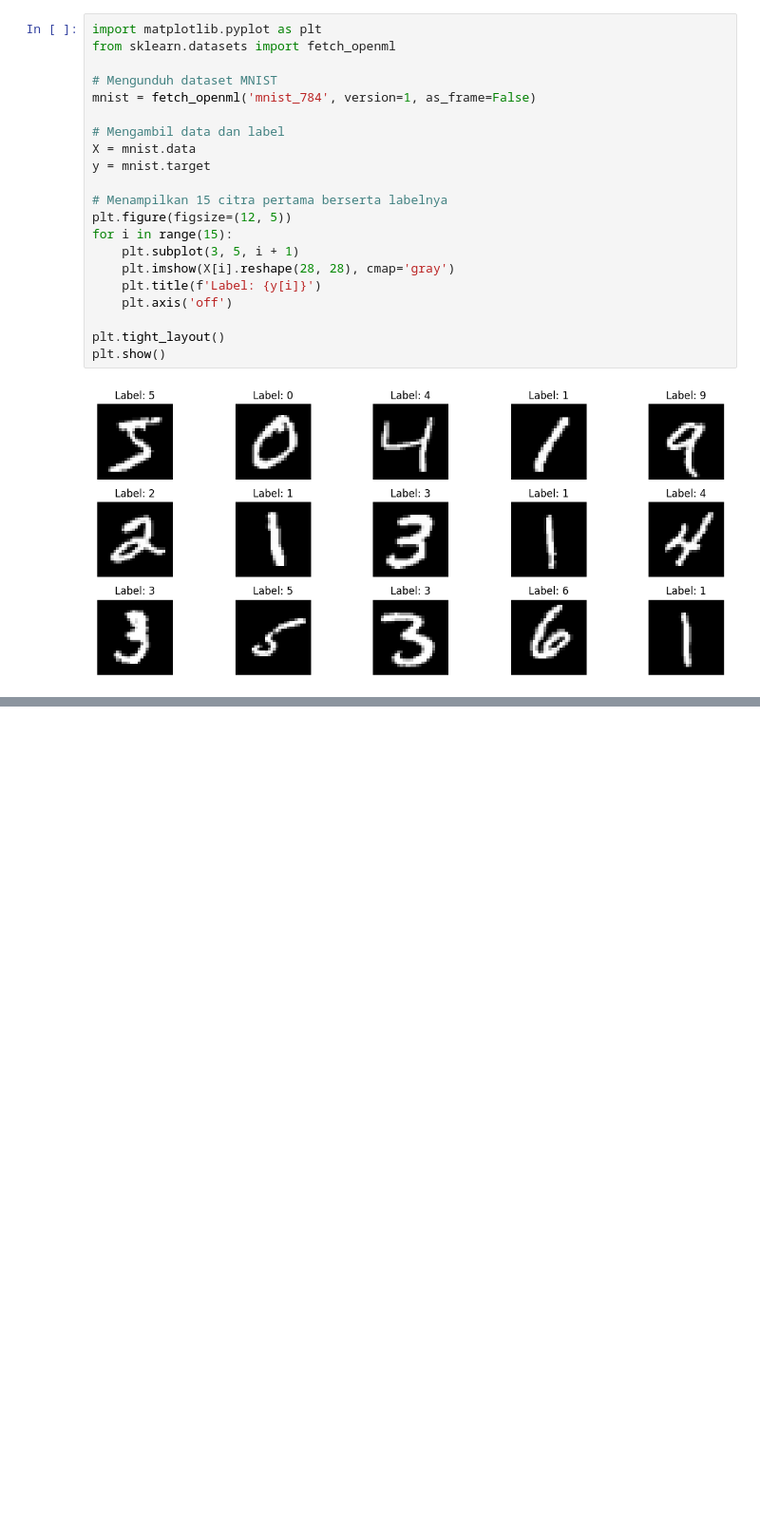
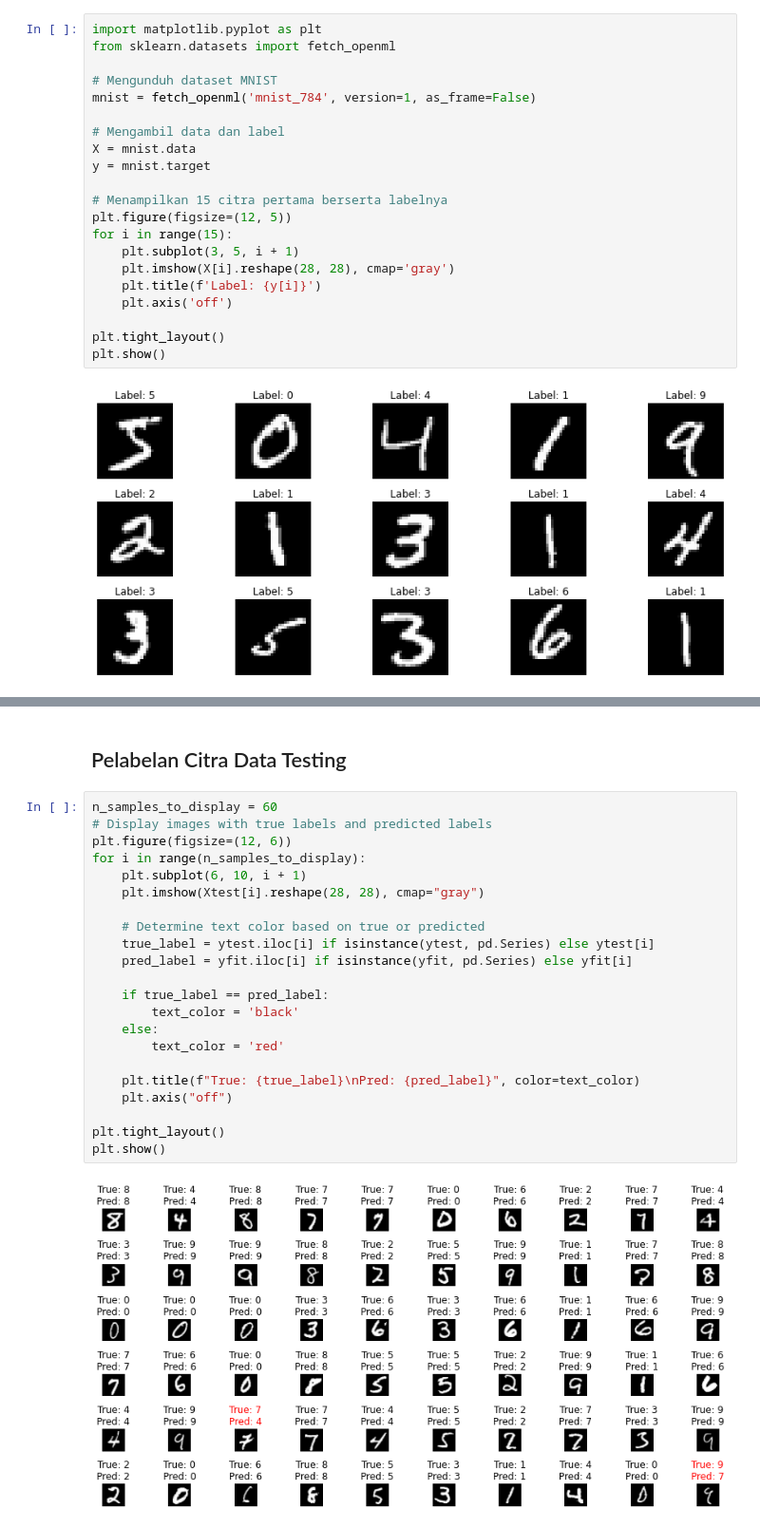
Before and after one commit to LeToyek/ML-Kelompok5-3H-Ceria-Cepat-Cendekiawan, a Jupyter notebook: Kuis_1.ipynb, the cells around one changed output, grey strips where cells are left out. Shown at 95% size. Saved outputs shown, nothing was run; the diff lists cells and outputs as text; blank space fills up the shorter version.

```diff
--- a/Kuis_1.ipynb
+++ b/Kuis_1.ipynb
@@ -231,0 +280,26 @@ plt.ylabel('predicted label')
+# %% [markdown]
+## Pelabelan Citra Data Testing
+# %%
+n_samples_to_display = 60
+# Display images with true labels and predicted labels
+plt.figure(figsize=(12, 6))
+for i in range(n_samples_to_display):
+    plt.subplot(6, 10, i + 1)
+    plt.imshow(Xtest[i].reshape(28, 28), cmap="gray")
+
+    # Determine text color based on true or predicted
+    true_label = ytest.iloc[i] if isinstance(ytest, pd.Series) else ytest[i]
+    pred_label = yfit.iloc[i] if isinstance(yfit, pd.Series) else yfit[i]
+
+    if true_label == pred_label:
+        text_color = 'black'
+    else:
+        text_color = 'red'
+
+    plt.title(f"True: {true_label}\nPred: {pred_label}", color=text_color)
+    plt.axis("off")
+
+plt.tight_layout()
+plt.show()
+# %% [output]
+[figure, added]
```
Also changed, not shown: parts of 36 cells of this notebook, 19 other files.
